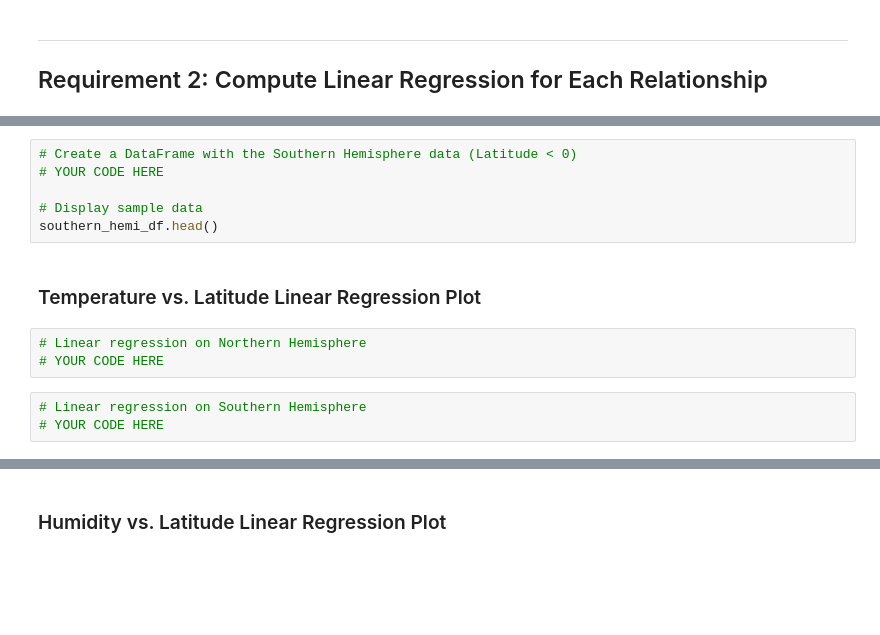
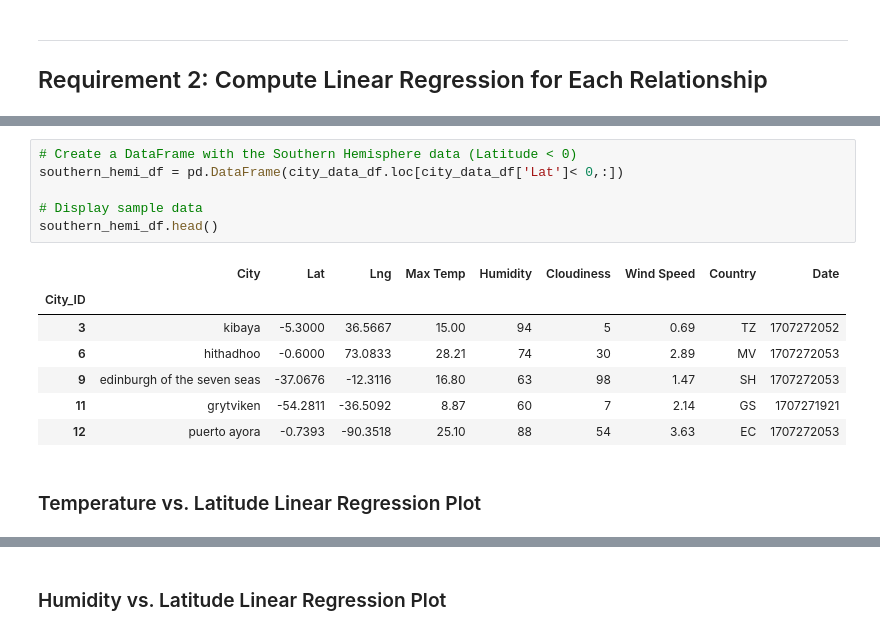
Before and after one commit to Bettypani/python-api-challenge, a Jupyter notebook: WeatherPy.ipynb, the cells around one changed output, grey strips where cells are left out. Saved outputs shown, nothing was run; the diff lists cells and outputs as text; blank space fills up the shorter version.

```diff
--- a/WeatherPy.ipynb
+++ b/WeatherPy.ipynb
@@ -278,14 +288,16 @@ northern_hemi_df.head()
 # %%
 # Create a DataFrame with the Southern Hemisphere data (Latitude < 0)
-# YOUR CODE HERE
+southern_hemi_df = pd.DataFrame(city_data_df.loc[city_data_df['Lat']< 0,:])
 
 # Display sample data
 southern_hemi_df.head()
+# %% [output]
+|  | City | Lat | Lng | Max Temp | Humidity | Cloudiness | Wind Speed | Country | Date |
+| City_ID |  |  |  |  |  |  |  |  |  |
+| 3 | kibaya | -5.3000 | 36.5667 | 15.00 | 94 | 5 | 0.69 | TZ | 1707272052 |
+| 6 | hithadhoo | -0.6000 | 73.0833 | 28.21 | 74 | 30 | 2.89 | MV | 1707272053 |
+| 9 | edinburgh of the seven seas | -37.0676 | -12.3116 | 16.80 | 63 | 98 | 1.47 | SH | 1707272053 |
+| 11 | grytviken | -54.2811 | -36.5092 | 8.87 | 60 | 7 | 2.14 | GS | 1707271921 |
+| 12 | puerto ayora | -0.7393 | -90.3518 | 25.10 | 88 | 54 | 3.63 | EC | 1707272053 |
 # %% [markdown]
 ###  Temperature vs. Latitude Linear Regression Plot
-# %%
-# Linear regression on Northern Hemisphere
-# YOUR CODE HERE
-# %%
-# Linear regression on Southern Hemisphere
-# YOUR CODE HERE
```
Also changed, not shown: parts of 7 cells of this notebook.
